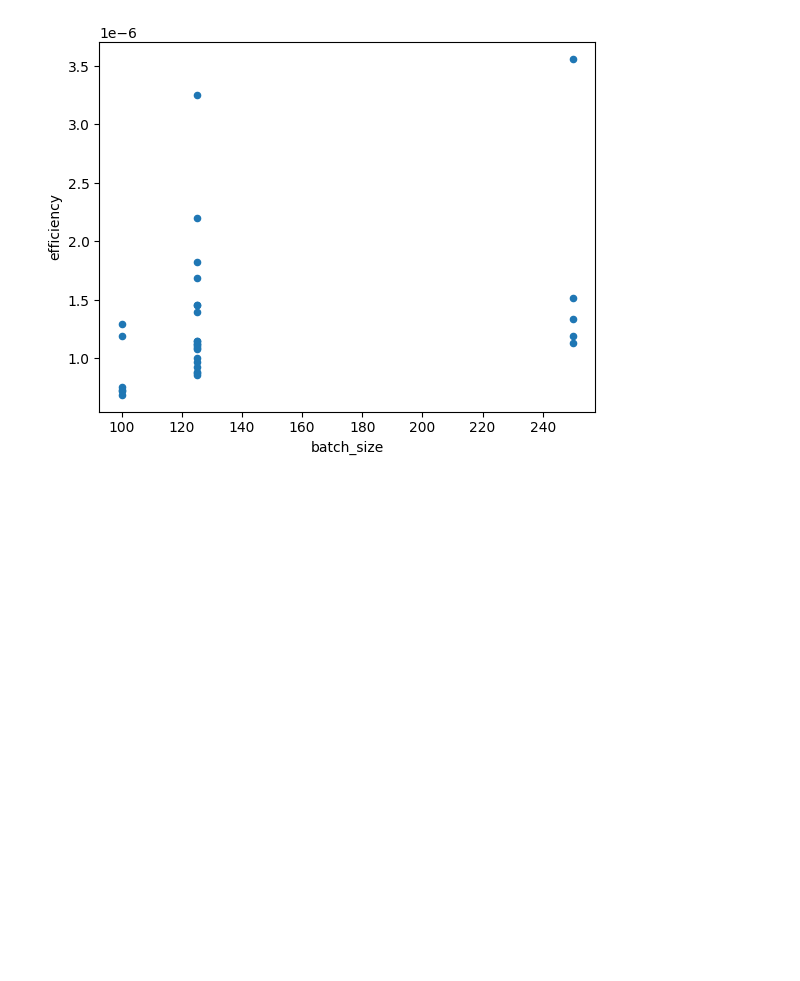
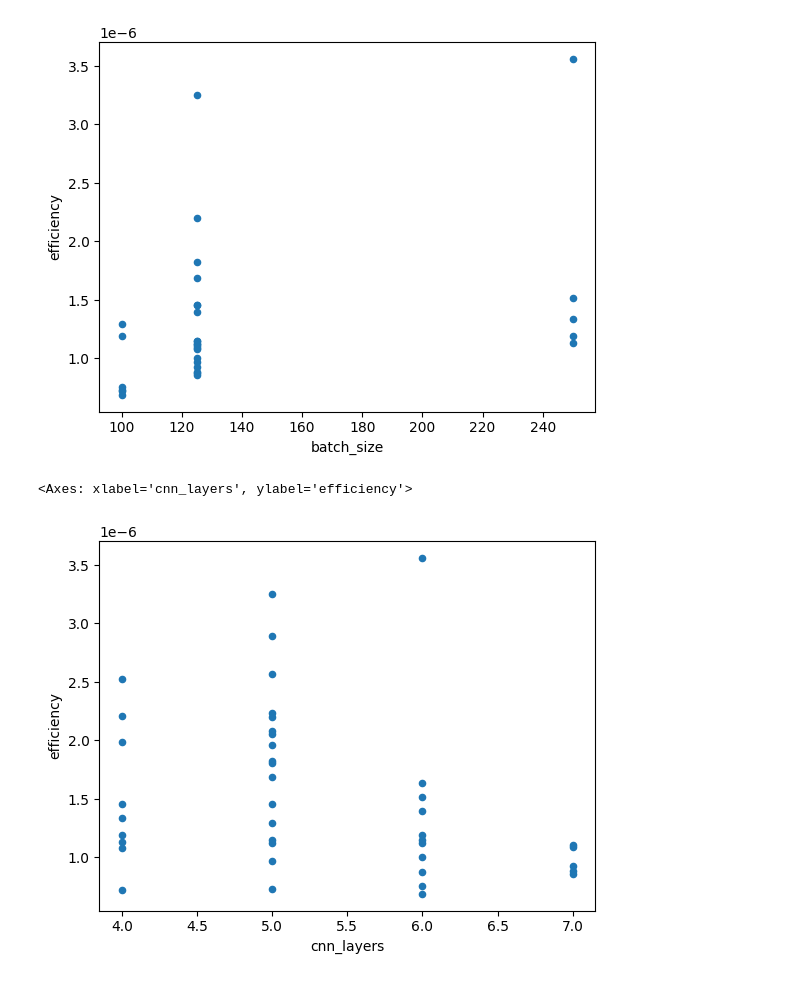
Before and after one commit to SagnikDe2024/MachineVisionExperiments, a Jupyter notebook: src/classifier_results.ipynb, the cells around one changed output. Cells and saved outputs as stored; diff of their text form; code cells hidden in the pictures; blank space fills up the shorter version.

Commit message:
Some more plotting to reduce the search space.

```diff
--- a/src/classifier_results.ipynb
+++ b/src/classifier_results.ipynb
@@ -97,4 +97,7 @@ lower_loss.plot(x='batch_size', y='efficiency', kind='scatter')
 <Axes: xlabel='batch_size', ylabel='efficiency'>
 [figure]
 # %%
-from src.classifier.classifier import Classifier
+lower_loss.plot(x='cnn_layers', y='efficiency', kind='scatter')
+# %% [output]
+<Axes: xlabel='cnn_layers', ylabel='efficiency'>
+[figure, added]
```
Also changed, not shown: parts of 7 cells of this notebook.
